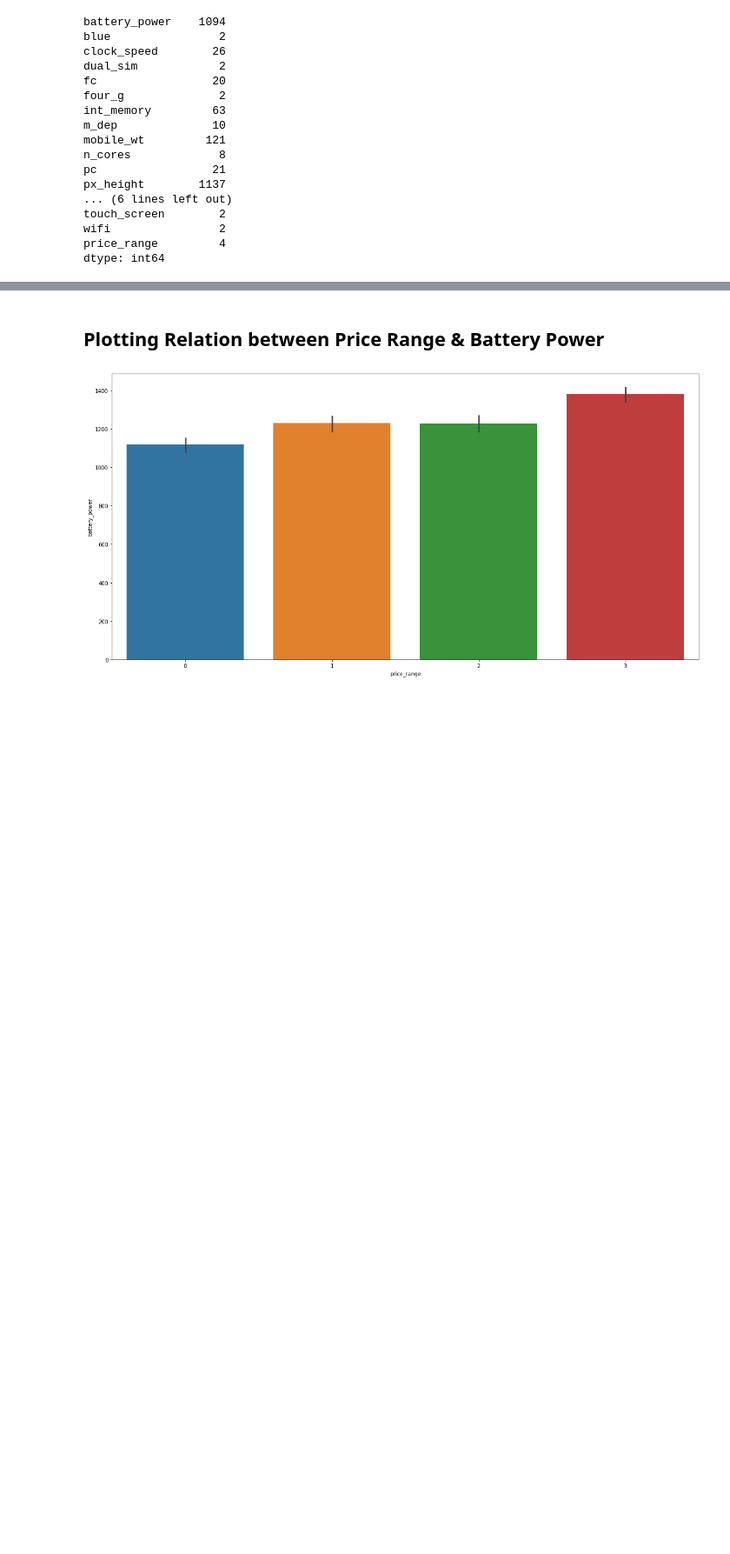
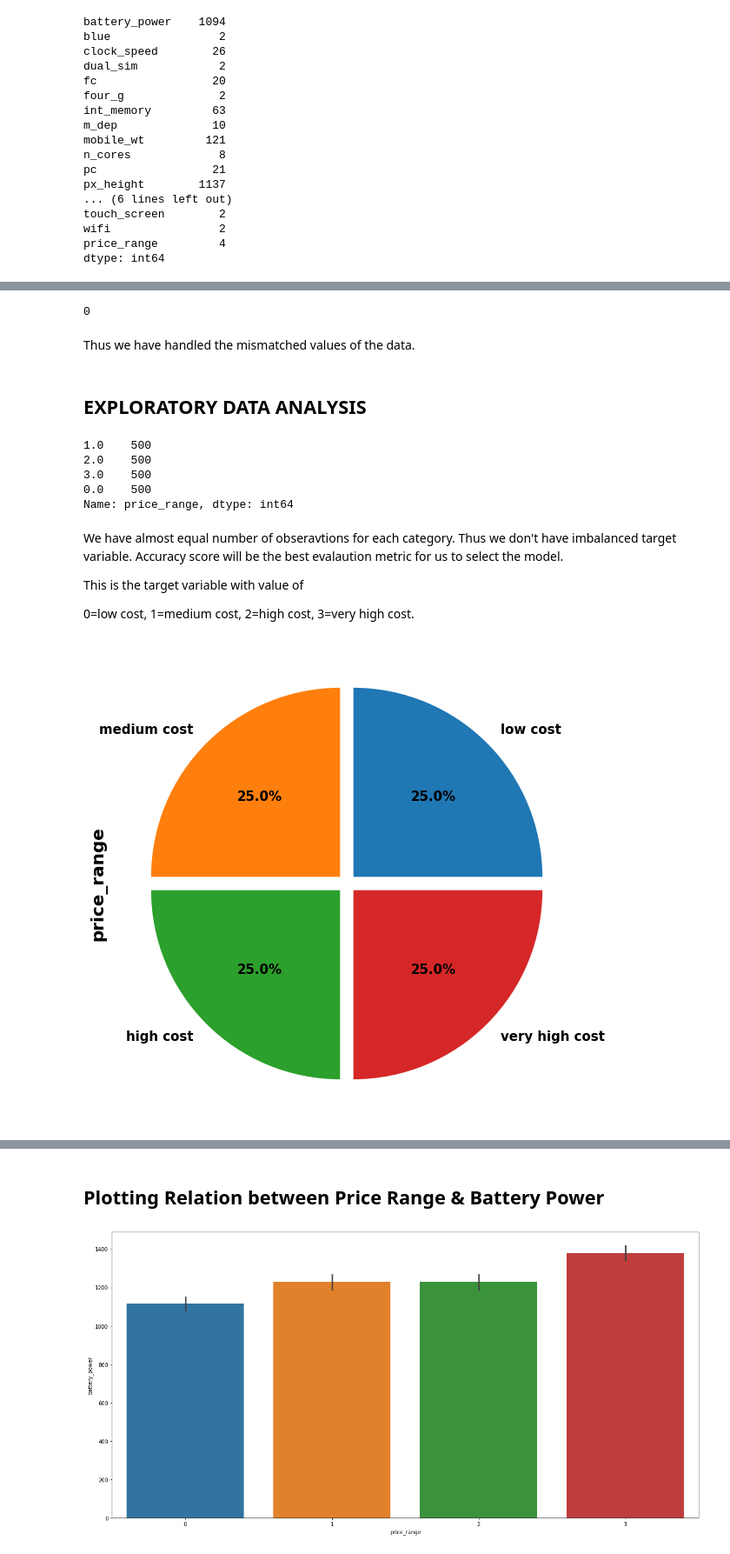
Before and after one commit to sidds4474/Mobile-Price-Range-Classification-ML, a Jupyter notebook: Mobile_Price_Range_Classification_Capstone_Project.ipynb, the cells around one changed output, grey strips where cells are left out. Shown at 87% size. Drawn from its saved outputs; the diff is of its cells as text; code cells hidden in the pictures; blank space fills up the shorter version.

```diff
--- a/Mobile_Price_Range_Classification_Capstone_Project.ipynb
+++ b/Mobile_Price_Range_Classification_Capstone_Project.ipynb
@@ -163,0 +255,35 @@ data.describe().T
+# %%
+# Checking How many observations having sc_w value as 0.
+data[data['sc_w']==0].shape[0]
+# %% [output]
+0
+# %% [markdown]
+Thus we have handled the mismatched values of the data.
+# %% [markdown]
+## **EXPLORATORY DATA ANALYSIS**
+# %%
+# lets have look at our target variable's counts
+price_range_values=data['price_range'].value_counts()
+price_range_values
+# %% [output]
+1.0    500
+2.0    500
+3.0    500
+0.0    500
+Name: price_range, dtype: int64
+# %% [markdown]
+We have almost equal number of obseravtions for each category. Thus we don't have imbalanced target variable. Accuracy score will be the best evalaution metric for us to select the model.
+
+This is the target variable with value of
+
+0=low cost,
+1=medium cost,
+2=high cost,
+3=very high cost.
+# %%
+# Visualizing the Target variable's class distribution.
+labels = ["low cost", "medium cost", "high cost", "very high cost"]
+price_range_values.plot.pie(explode=[0.05]*4,labels=labels,autopct='%1.1f%%',figsize=(20,10),fontsize=15)    # plotting pie chart
+plt.show()
+# %% [output]
+[figure, added]
```
Also changed, not shown: parts of 27 cells of this notebook.
